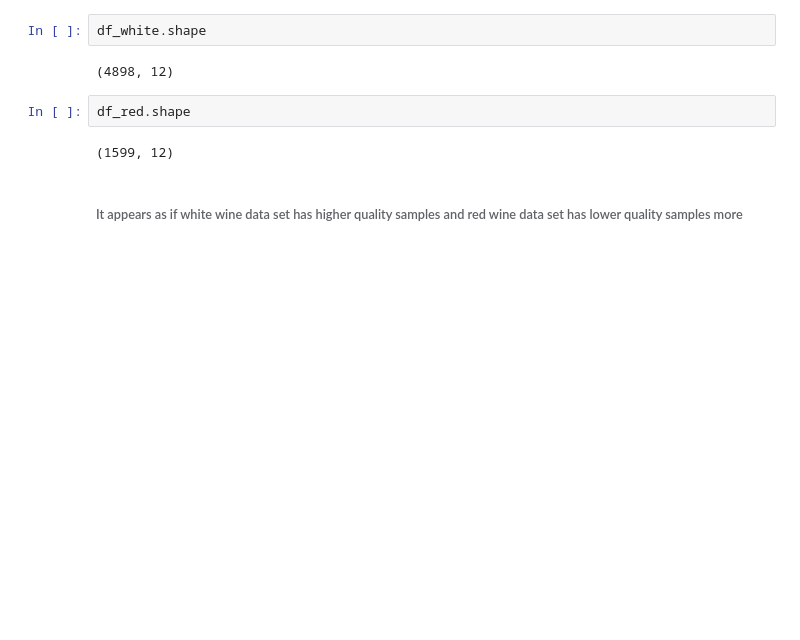
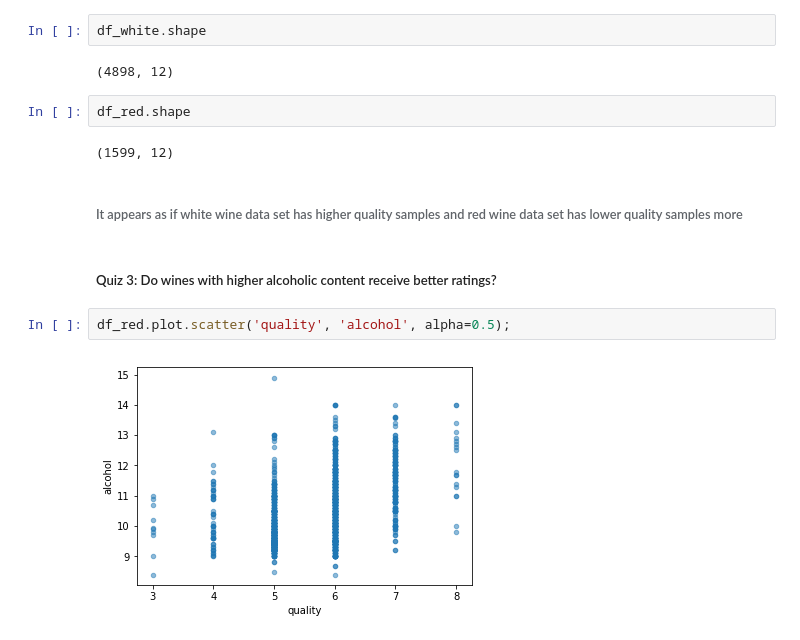
Before and after one commit to PadmarajBhat/DataAnalyst-1, a Jupyter notebook: The Data Analysis Process/Data Analysis Process Notes.ipynb, the cells around one changed output. Drawn from its saved outputs; the diff is of its cells as text; blank space fills up the shorter version.

Commit message:
feat: alcohol vs quality
- alcohol increases the quality rating

```diff
--- a/The Data Analysis Process/Data Analysis Process Notes.ipynb
+++ b/The Data Analysis Process/Data Analysis Process Notes.ipynb
@@ -87,3 +87,9 @@ df_red.shape
 (1599, 12)
 # %% [markdown]
 ###### It appears as if white wine data set has higher quality samples and red wine data set has lower quality samples more
+# %% [markdown]
+##### Quiz 3: Do wines with higher alcoholic content receive better ratings?
+# %%
+df_red.plot.scatter('quality', 'alcohol', alpha=0.5);
+# %% [output]
+[figure, added]
```
Also changed, not shown: parts of 2 cells of this notebook.
